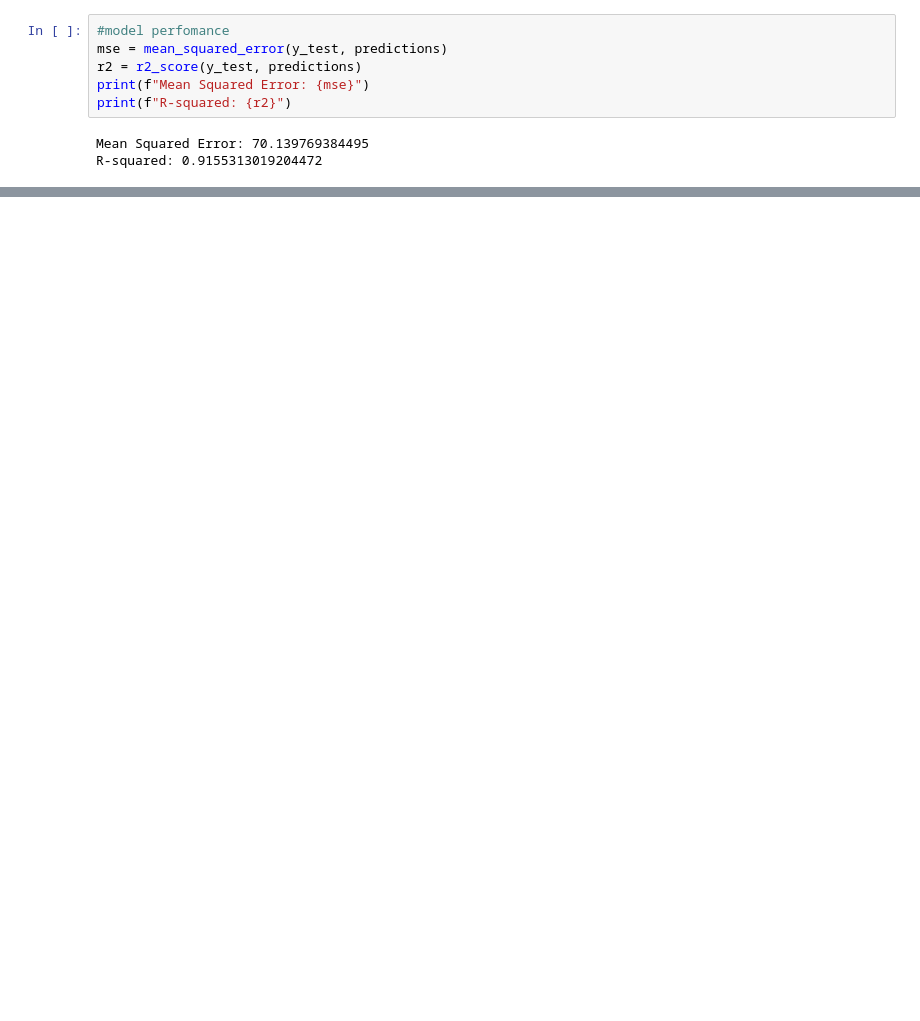
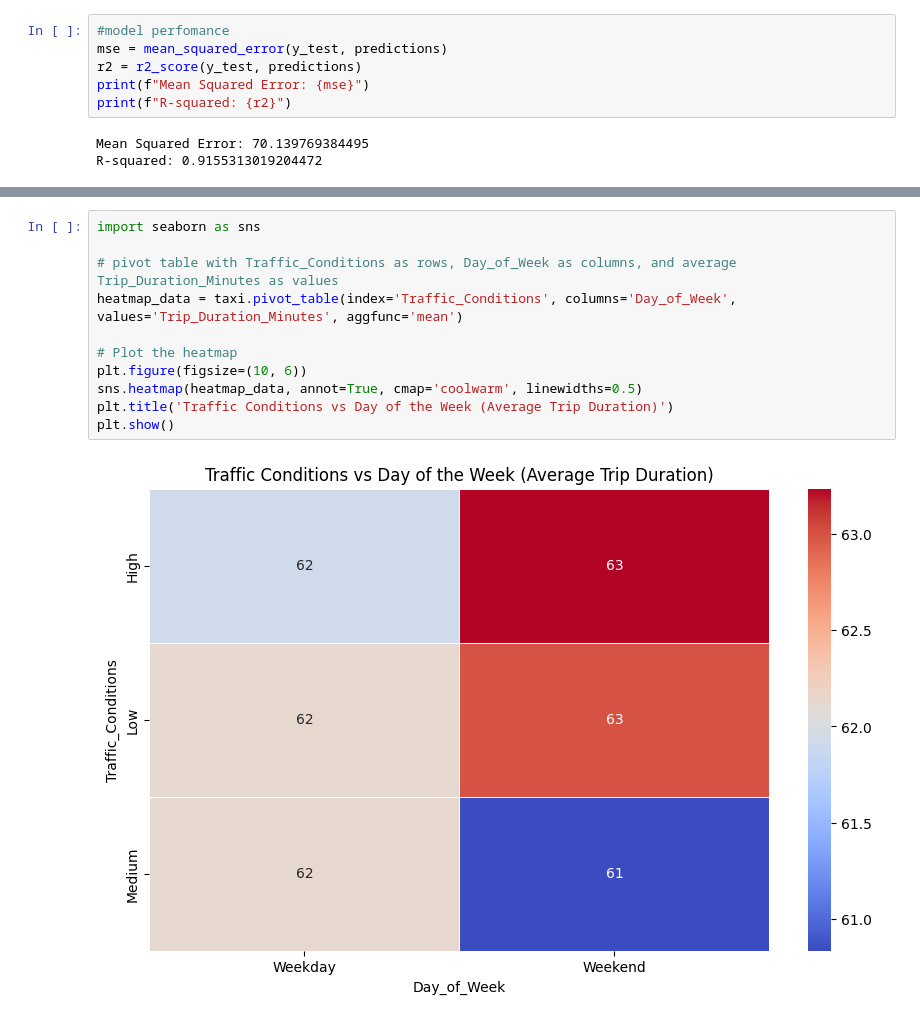
Before and after one commit to MthabisiPatrice/Machine-Learning-, a Jupyter notebook: taxi_hack.ipynb, the cells around one changed output, grey strips where cells are left out. Cells and saved outputs as stored; diff of their text form; blank space fills up the shorter version.

```diff
--- a/taxi_hack.ipynb
+++ b/taxi_hack.ipynb
@@ -167,0 +249,13 @@ R-squared: 0.9155313019204472
+# %%
+import seaborn as sns
+
+# pivot table with Traffic_Conditions as rows, Day_of_Week as columns, and average Trip_Duration_Minutes as values
+heatmap_data = taxi.pivot_table(index='Traffic_Conditions', columns='Day_of_Week', values='Trip_Duration_Minutes', aggfunc='mean')
+
+# Plot the heatmap
+plt.figure(figsize=(10, 6))
+sns.heatmap(heatmap_data, annot=True, cmap='coolwarm', linewidths=0.5)
+plt.title('Traffic Conditions vs Day of the Week (Average Trip Duration)')
+plt.show()
+# %% [output]
+[figure, added]
```
Also changed, not shown: parts of 6 cells of this notebook.
